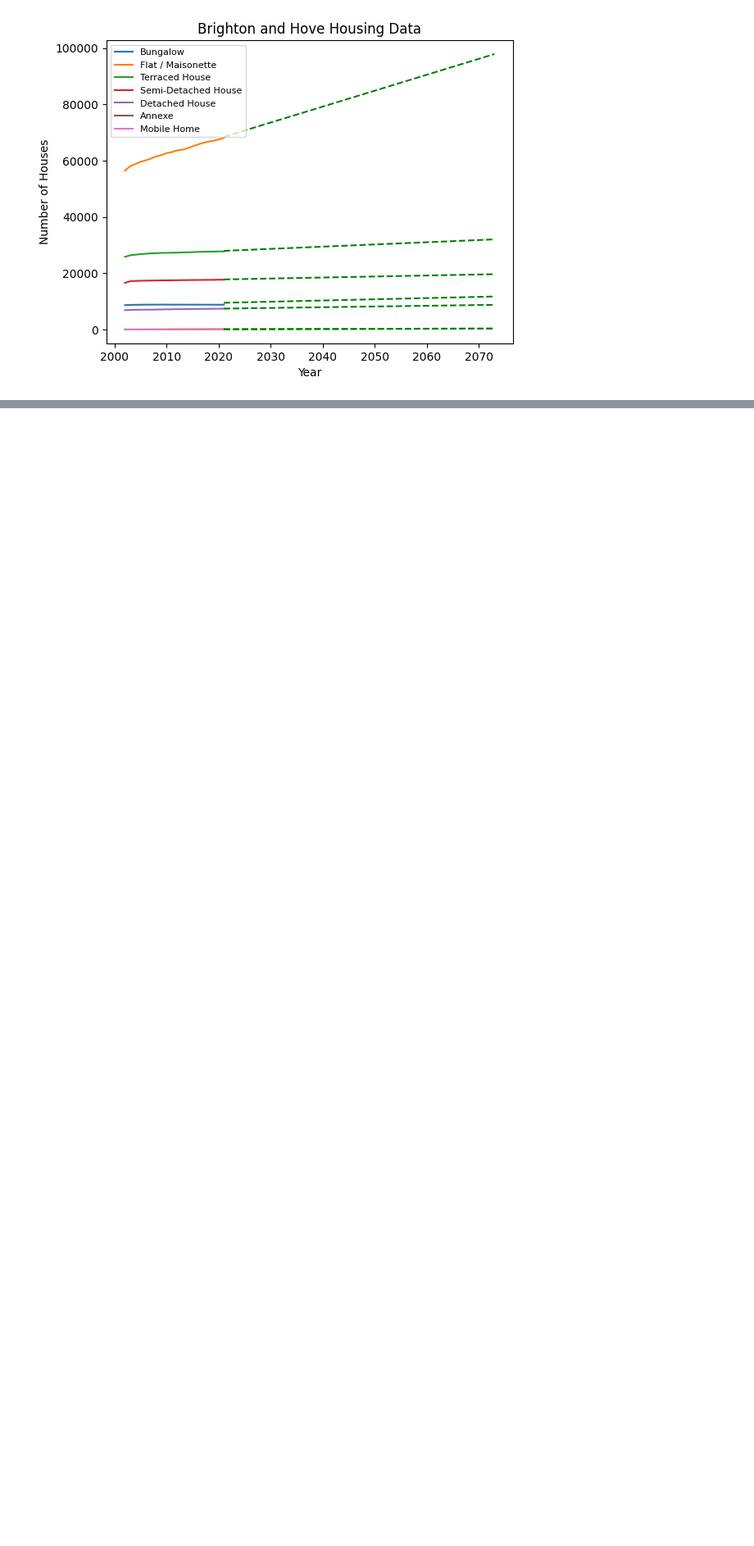
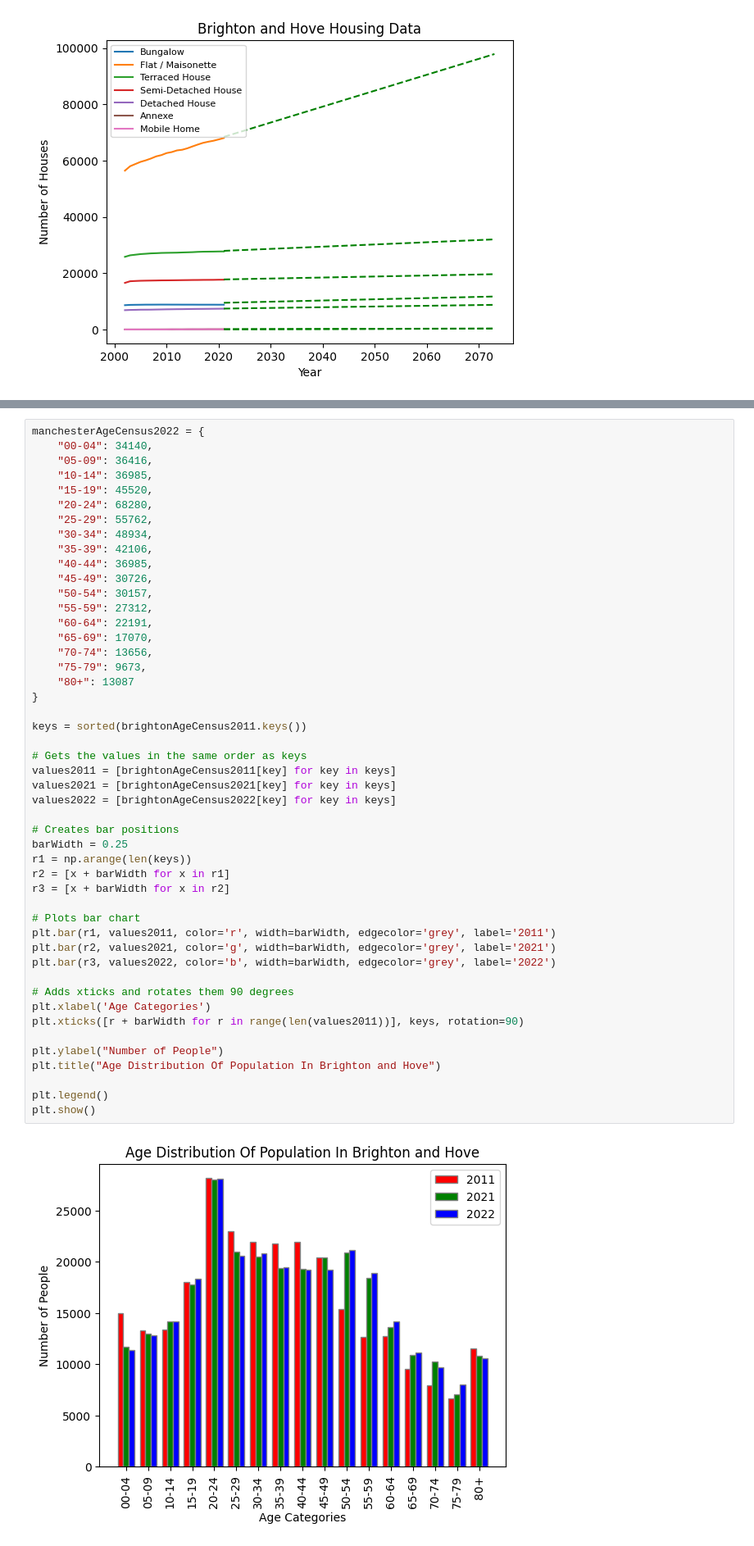
Before and after one commit to tristan-carter/M3StatsModellingChallenge, a Jupyter notebook: 2024 (today)/q1.ipynb, the cells around one changed output, grey strips where cells are left out. Shown at 82% size. Drawn from its saved outputs; the diff is of its cells as text; blank space fills up the shorter version.

```diff
--- a/2024 (today)/q1.ipynb
+++ b/2024 (today)/q1.ipynb
@@ -990,0 +893,50 @@ manchesterAgeCensus2022 = {
+# %%
+manchesterAgeCensus2022 = {
+    "00-04": 34140,
+    "05-09": 36416,
+    "10-14": 36985,
+    "15-19": 45520,
+    "20-24": 68280,
+    "25-29": 55762,
+    "30-34": 48934,
+    "35-39": 42106,
+    "40-44": 36985,
+    "45-49": 30726,
+    "50-54": 30157,
+    "55-59": 27312,
+    "60-64": 22191,
+    "65-69": 17070,
+    "70-74": 13656,
+    "75-79": 9673,
+    "80+": 13087
+}
+
+keys = sorted(brightonAgeCensus2011.keys())
+
+# Gets the values in the same order as keys
+values2011 = [brightonAgeCensus2011[key] for key in keys]
+values2021 = [brightonAgeCensus2021[key] for key in keys]
+values2022 = [brightonAgeCensus2022[key] for key in keys]
+
+# Creates bar positions
+barWidth = 0.25
+r1 = np.arange(len(keys))
+r2 = [x + barWidth for x in r1]
+r3 = [x + barWidth for x in r2]
+
+# Plots bar chart
+plt.bar(r1, values2011, color='r', width=barWidth, edgecolor='grey', label='2011')
+plt.bar(r2, values2021, color='g', width=barWidth, edgecolor='grey', label='2021')
+plt.bar(r3, values2022, color='b', width=barWidth, edgecolor='grey', label='2022')
+
+# Adds xticks and rotates them 90 degrees
+plt.xlabel('Age Categories')
+plt.xticks([r + barWidth for r in range(len(values2011))], keys, rotation=90)
+
+plt.ylabel("Number of People")
+plt.title("Age Distribution Of Population In Brighton and Hove")
+
+plt.legend()
+plt.show()
+# %% [output]
+[figure, added]
```
Also changed, not shown: parts of 12 cells of this notebook, 1 other file.
